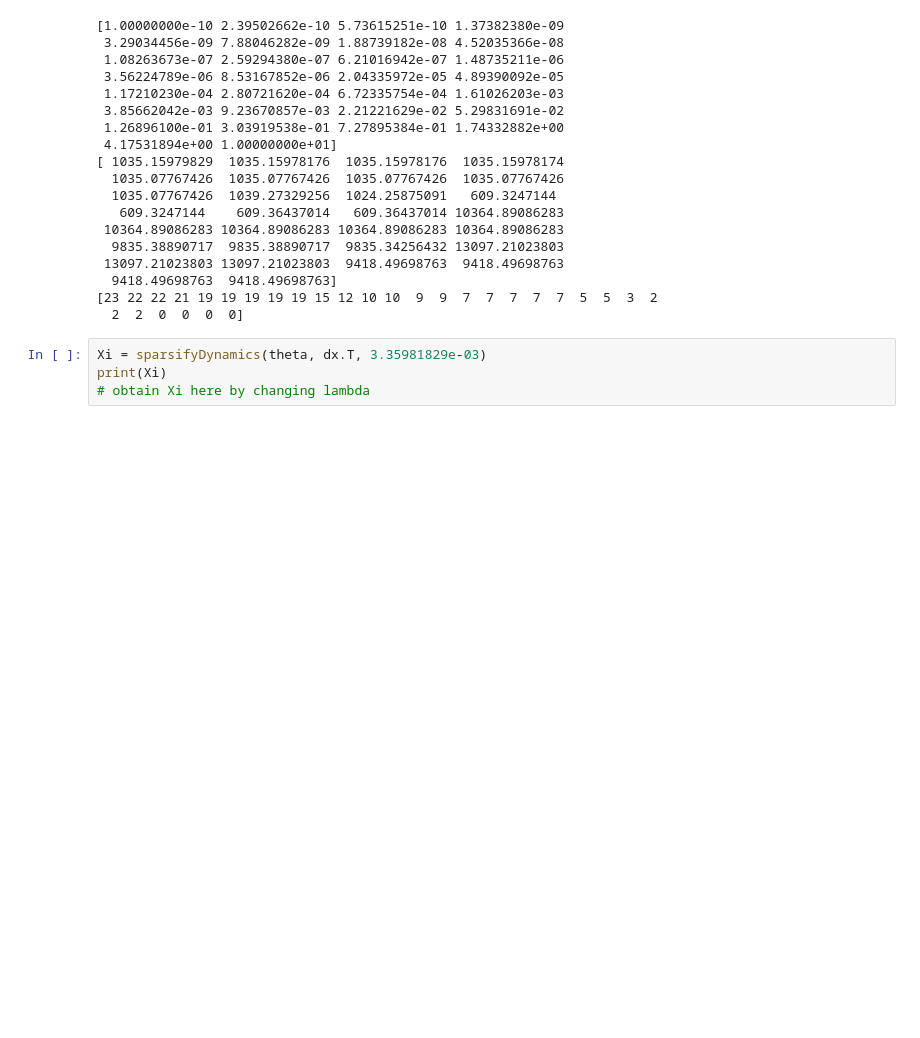
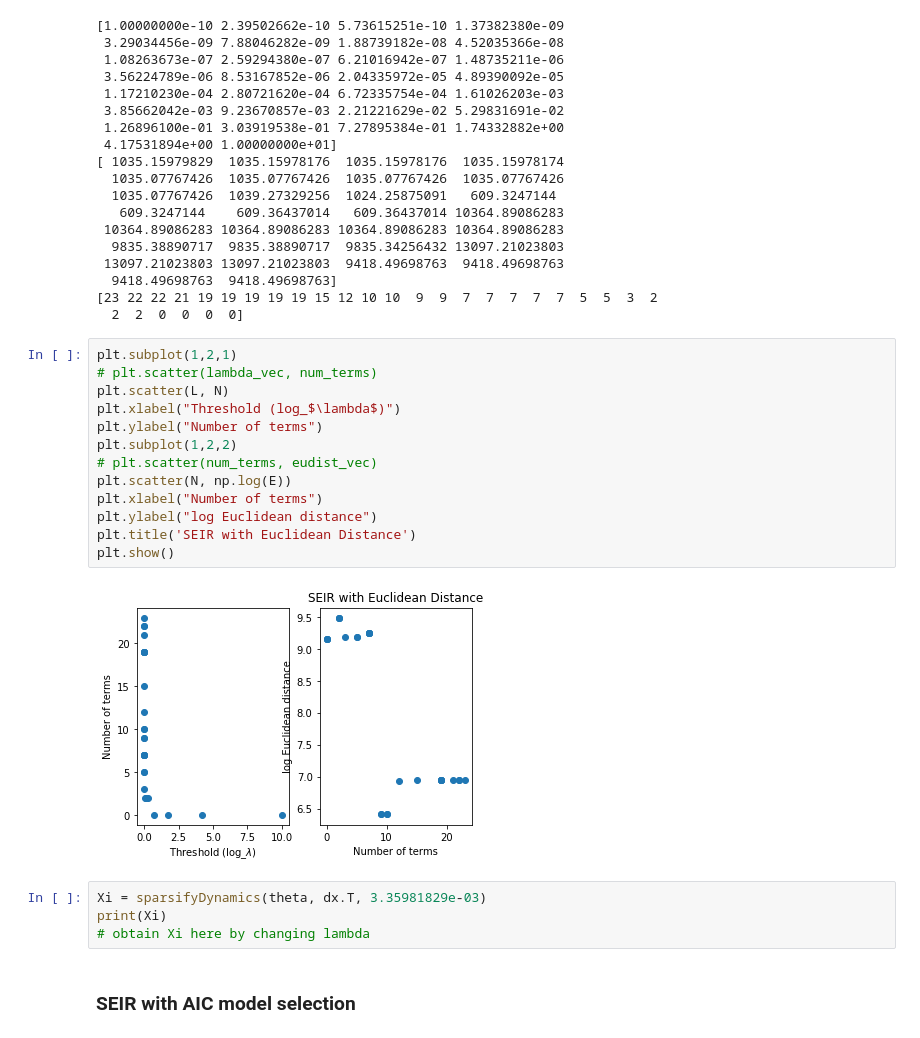
Before and after one commit to mircobial-evolution-dynamic/governing-equations, a Jupyter notebook: Lorenz (changed params) and SEIR.ipynb, the cells around one changed output. Cells and saved outputs as stored; diff of their text form; blank space fills up the shorter version.

```diff
--- a/Lorenz (changed params) and SEIR.ipynb
+++ b/Lorenz (changed params) and SEIR.ipynb
@@ -269,7 +269,24 @@ print(N)
   9418.49698763  9418.49698763]
 [23 22 22 21 19 19 19 19 19 15 12 10 10  9  9  7  7  7  7  7  5  5  3  2
   2  2  0  0  0  0]
+# %%
+plt.subplot(1,2,1)
+# plt.scatter(lambda_vec, num_terms)
+plt.scatter(L, N)
+plt.xlabel("Threshold (log_$\lambda$)")
+plt.ylabel("Number of terms")
+plt.subplot(1,2,2)
+# plt.scatter(num_terms, eudist_vec)
+plt.scatter(N, np.log(E))
+plt.xlabel("Number of terms")
+plt.ylabel("log Euclidean distance")
+plt.title('SEIR with Euclidean Distance')
+plt.show()
+# %% [output]
+[figure, added]
 # %%
 Xi = sparsifyDynamics(theta, dx.T, 3.35981829e-03)
 print(Xi)
 # obtain Xi here by changing lambda
+# %% [markdown]
+### SEIR with AIC model selection
```
